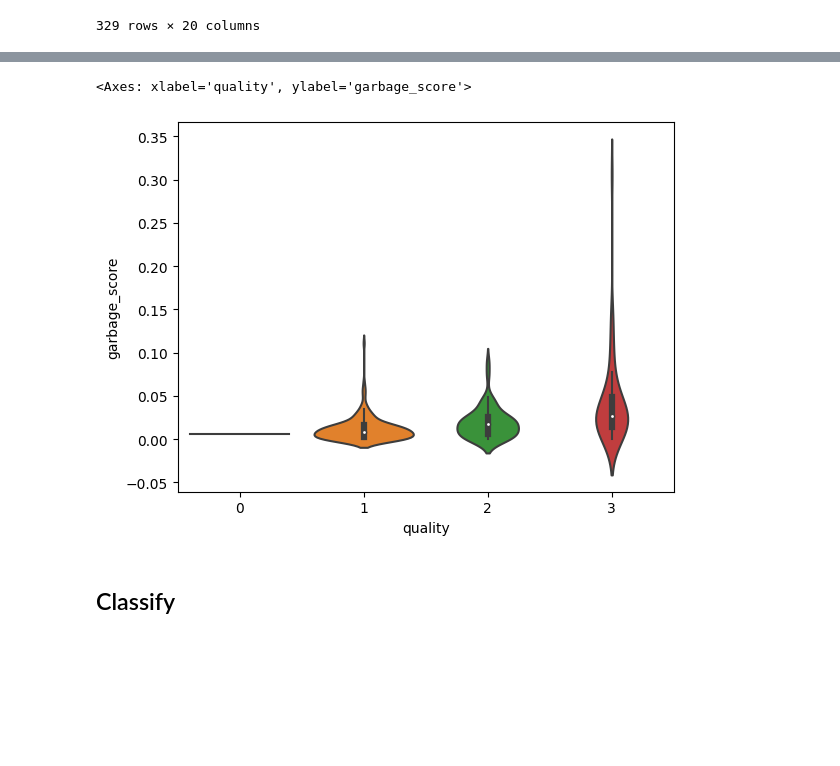
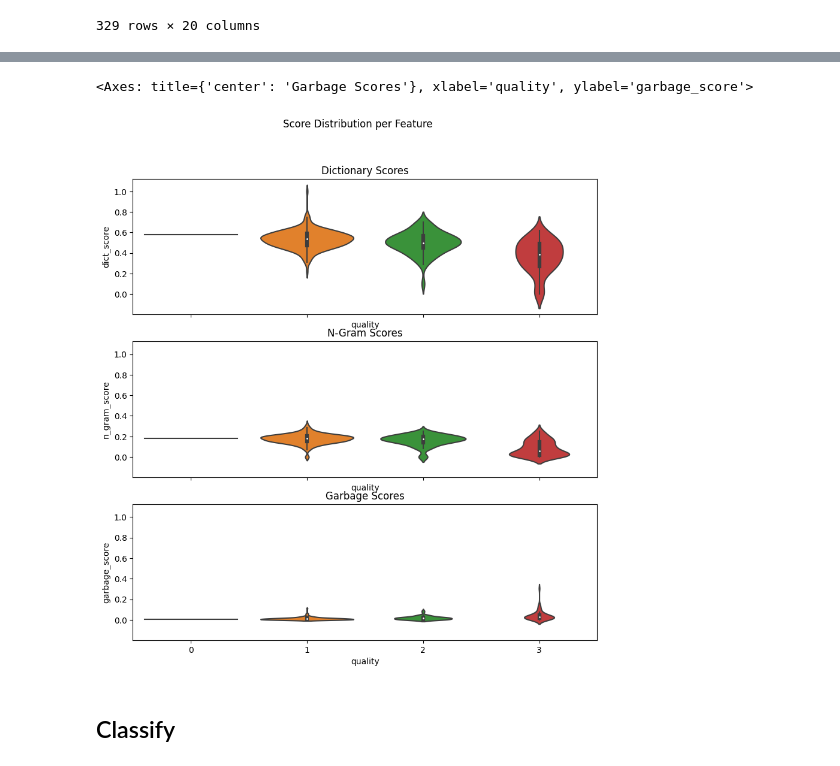
Before and after one commit to LAHTeR/nautilusocr, a Jupyter notebook: notebooks/quality.ipynb, the cells around one changed output, grey strips where cells are left out. Saved outputs shown, nothing was run; the diff lists cells and outputs as text; code cells hidden in the pictures; blank space fills up the shorter version.

```diff
--- a/notebooks/quality.ipynb
+++ b/notebooks/quality.ipynb
@@ -697,8 +715,17 @@ sns.violinplot(x=filtered.quality, y=filtered.n_gram_score)
-# %%
-sns.violinplot(x=filtered.quality, y=filtered.garbage_score)
-# %% [output]
-<Axes: xlabel='quality', ylabel='garbage_score'>
-[figure, removed]
+# %%
+fig, (ax1, ax2, ax3) = plt.subplots(nrows=3, figsize=(10, 10), sharex=True, sharey=True)
+
+fig.suptitle("Score Distribution per Feature")
+ax1.set_title("Dictionary Scores")
+ax2.set_title("N-Gram Scores")
+ax3.set_title("Garbage Scores")
+
+sns.violinplot(x=filtered.quality, y=filtered.dict_score, ax=ax1)
+sns.violinplot(x=filtered.quality, y=filtered.n_gram_score, ax=ax2)
+sns.violinplot(x=filtered.quality, y=filtered.garbage_score, ax=ax3)
+# %% [output]
+<Axes: title={'center': 'Garbage Scores'}, xlabel='quality', ylabel='garbage_score'>
+[figure, added]
 # %% [markdown]
 ## Classify
 # %%
```
Also changed, not shown: parts of 24 cells of this notebook.
